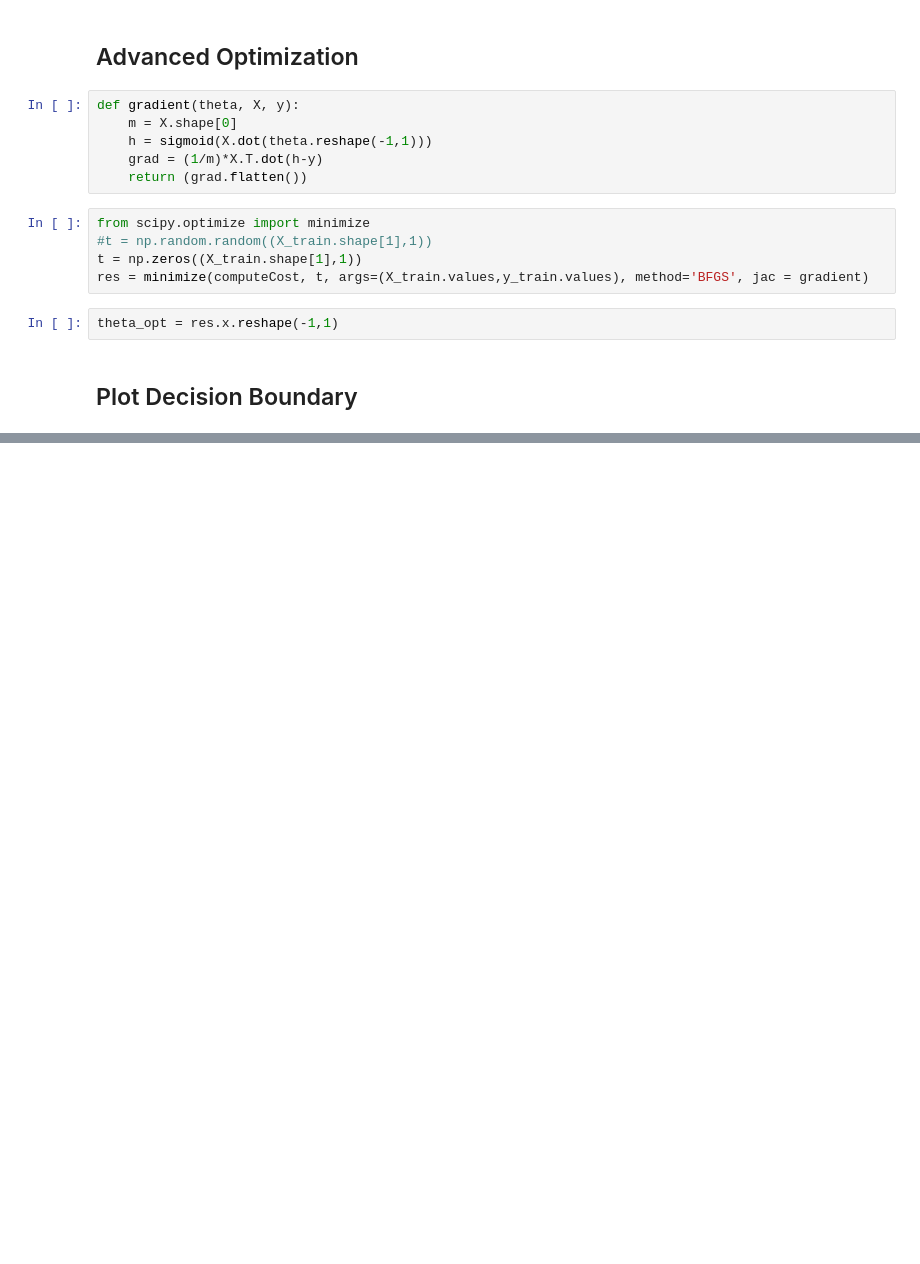
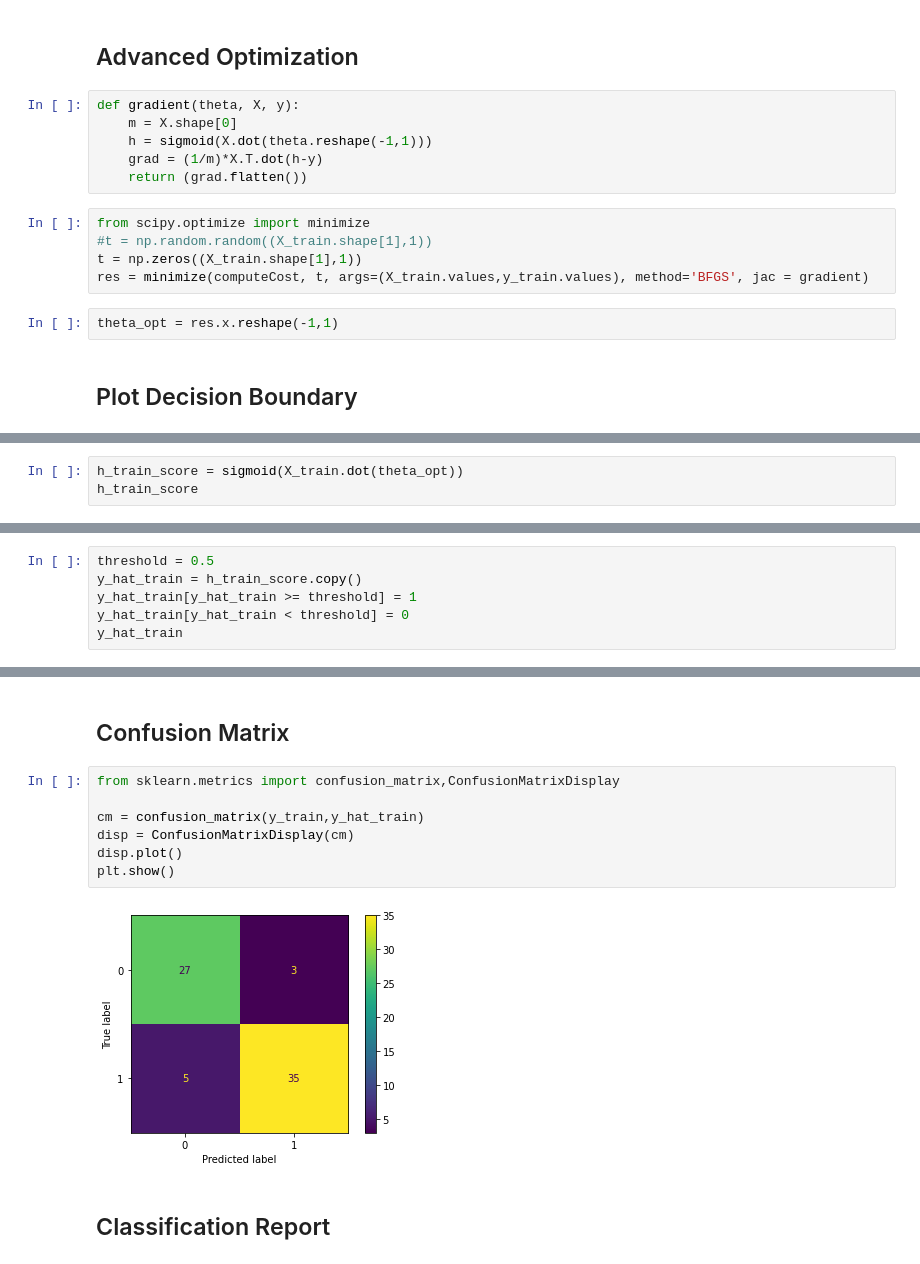
Before and after one commit to Zeruel92/hpc_exercices, a Jupyter notebook: LogisticRegression/LogisticRegression.ipynb, the cells around one changed output, grey strips where cells are left out. Saved outputs shown, nothing was run; the diff lists cells and outputs as text; blank space fills up the shorter version.

Commit message:
Metrics evaluation

```diff
--- a/LogisticRegression/LogisticRegression.ipynb
+++ b/LogisticRegression/LogisticRegression.ipynb
@@ -129,0 +132,3 @@ plt.show()
+# %%
+h_train_score = sigmoid(X_train.dot(theta_opt))
+h_train_score
@@ -129,0 +149,6 @@ plt.show()
+# %%
+threshold = 0.5
+y_hat_train = h_train_score.copy()
+y_hat_train[y_hat_train >= threshold] = 1
+y_hat_train[y_hat_train < threshold] = 0
+y_hat_train
@@ -129,0 +169,13 @@ plt.show()
+# %% [markdown]
+## Confusion Matrix
+# %%
+from sklearn.metrics import confusion_matrix,ConfusionMatrixDisplay
+
+cm = confusion_matrix(y_train,y_hat_train)
+disp = ConfusionMatrixDisplay(cm)
+disp.plot()
+plt.show()
+# %% [output]
+[figure, added]
+# %% [markdown]
+## Classification Report
```
Also changed, not shown: parts of 20 cells of this notebook.
